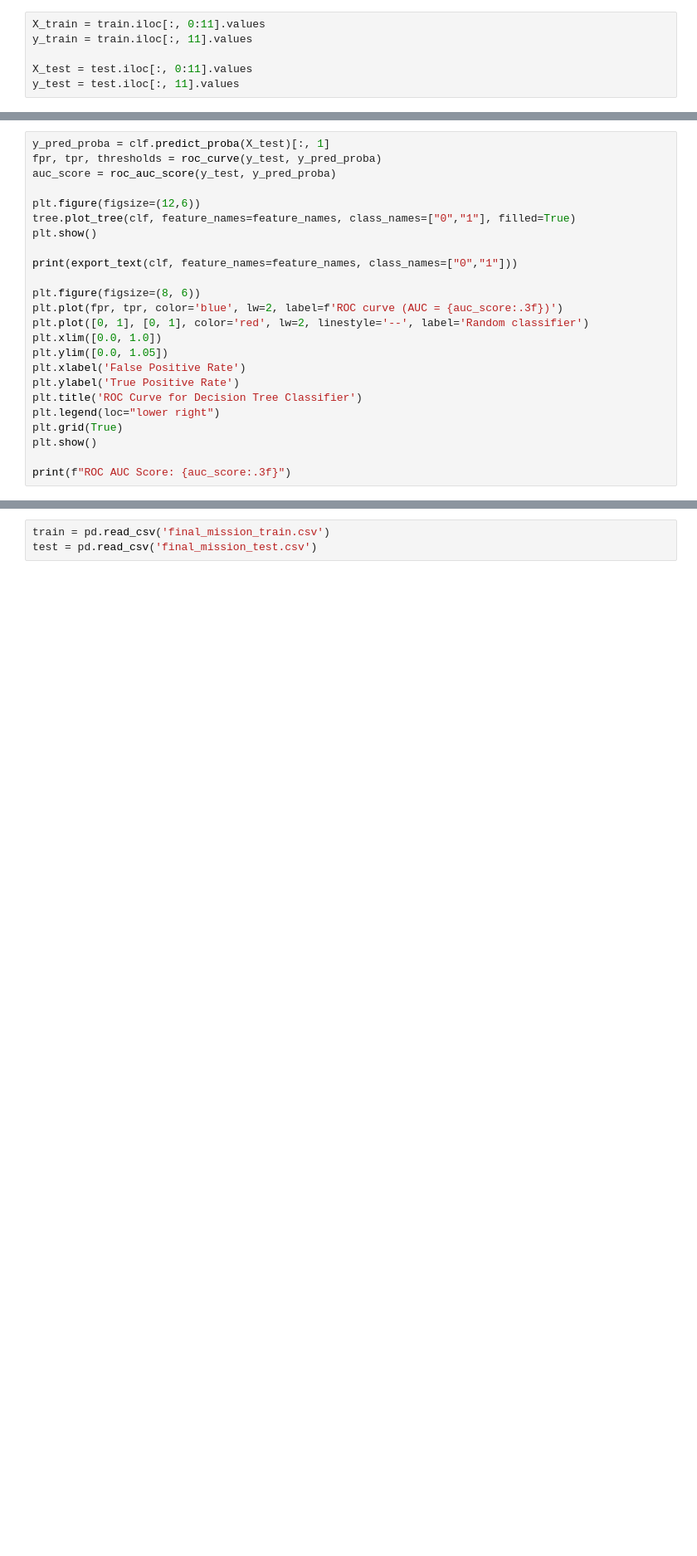
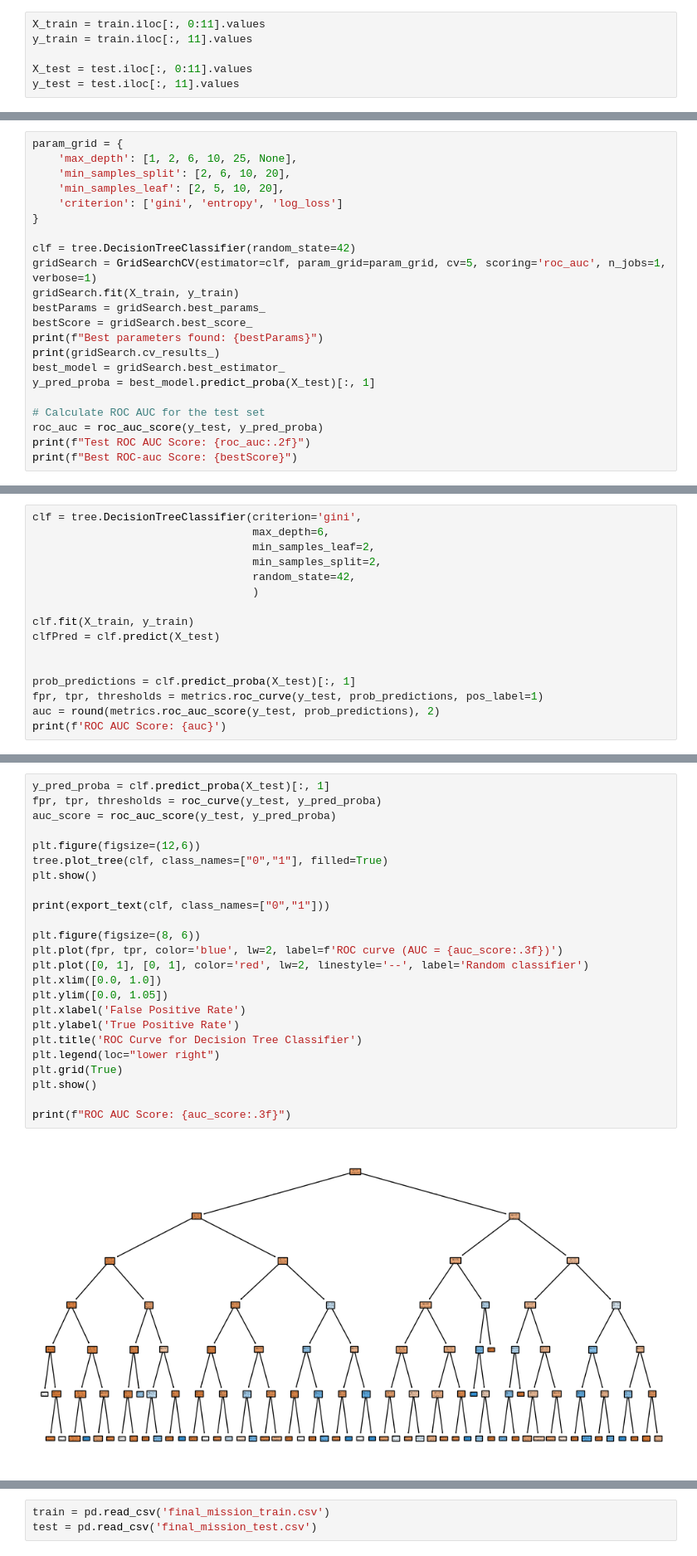
Before and after one commit to Afrasum/TDT4172, a Jupyter notebook: assignment_1/Chapter_1.ipynb, the cells around one changed output, grey strips where cells are left out. Shown: that part at 83% size. Cells and saved outputs as stored; diff of their text form; blank space fills up the shorter version.

```diff
--- a/assignment_1/Chapter_1.ipynb
+++ b/assignment_1/Chapter_1.ipynb
@@ -388,0 +317,22 @@ print(f"Accuracy feature {feature}: {acc*100:.2f}%")
+# %%
+param_grid = {
+    'max_depth': [1, 2, 6, 10, 25, None],
+    'min_samples_split': [2, 6, 10, 20],
+    'min_samples_leaf': [2, 5, 10, 20],
+    'criterion': ['gini', 'entropy', 'log_loss']
+}
+
+clf = tree.DecisionTreeClassifier(random_state=42)
+gridSearch = GridSearchCV(estimator=clf, param_grid=param_grid, cv=5, scoring='roc_auc', n_jobs=1, verbose=1)
+gridSearch.fit(X_train, y_train)
+bestParams = gridSearch.best_params_
+bestScore = gridSearch.best_score_
+print(f"Best parameters found: {bestParams}")
+print(gridSearch.cv_results_)
+best_model = gridSearch.best_estimator_
+y_pred_proba = best_model.predict_proba(X_test)[:, 1]
+
+# Calculate ROC AUC for the test set
+roc_auc = roc_auc_score(y_test, y_pred_proba)
+print(f"Test ROC AUC Score: {roc_auc:.2f}")
+print(f"Best ROC-auc Score: {bestScore}")
@@ -388,0 +357,16 @@ print(f"Accuracy feature {feature}: {acc*100:.2f}%")
+# %%
+clf = tree.DecisionTreeClassifier(criterion='gini',
+                                  max_depth=6,
+                                  min_samples_leaf=2,
+                                  min_samples_split=2,
+                                  random_state=42,
+                                  )
+
+clf.fit(X_train, y_train)
+clfPred = clf.predict(X_test)
+
+
+prob_predictions = clf.predict_proba(X_test)[:, 1]
+fpr, tpr, thresholds = metrics.roc_curve(y_test, prob_predictions, pos_label=1)
+auc = round(metrics.roc_auc_score(y_test, prob_predictions), 2)
+print(f'ROC AUC Score: {auc}')
@@ -389,24 +375,26 @@ print(f"Accuracy feature {feature}: {acc*100:.2f}%")
 # %%
 y_pred_proba = clf.predict_proba(X_test)[:, 1]
 fpr, tpr, thresholds = roc_curve(y_test, y_pred_proba)
 auc_score = roc_auc_score(y_test, y_pred_proba)
 
 plt.figure(figsize=(12,6))
-tree.plot_tree(clf, feature_names=feature_names, class_names=["0","1"], filled=True)
+tree.plot_tree(clf, class_names=["0","1"], filled=True)
 plt.show()
 
-print(export_text(clf, feature_names=feature_names, class_names=["0","1"]))
+print(export_text(clf, class_names=["0","1"]))
 
 plt.figure(figsize=(8, 6))
 plt.plot(fpr, tpr, color='blue', lw=2, label=f'ROC curve (AUC = {auc_score:.3f})')
 plt.plot([0, 1], [0, 1], color='red', lw=2, linestyle='--', label='Random classifier')
 plt.xlim([0.0, 1.0])
 plt.ylim([0.0, 1.05])
 plt.xlabel('False Positive Rate')
 plt.ylabel('True Positive Rate')
 plt.title('ROC Curve for Decision Tree Classifier')
 plt.legend(loc="lower right")
 plt.grid(True)
 plt.show()
 
 print(f"ROC AUC Score: {auc_score:.3f}")
+# %% [output]
+[figure, added]
```
Also changed, not shown: parts of 35 cells of this notebook, 2 other files.
